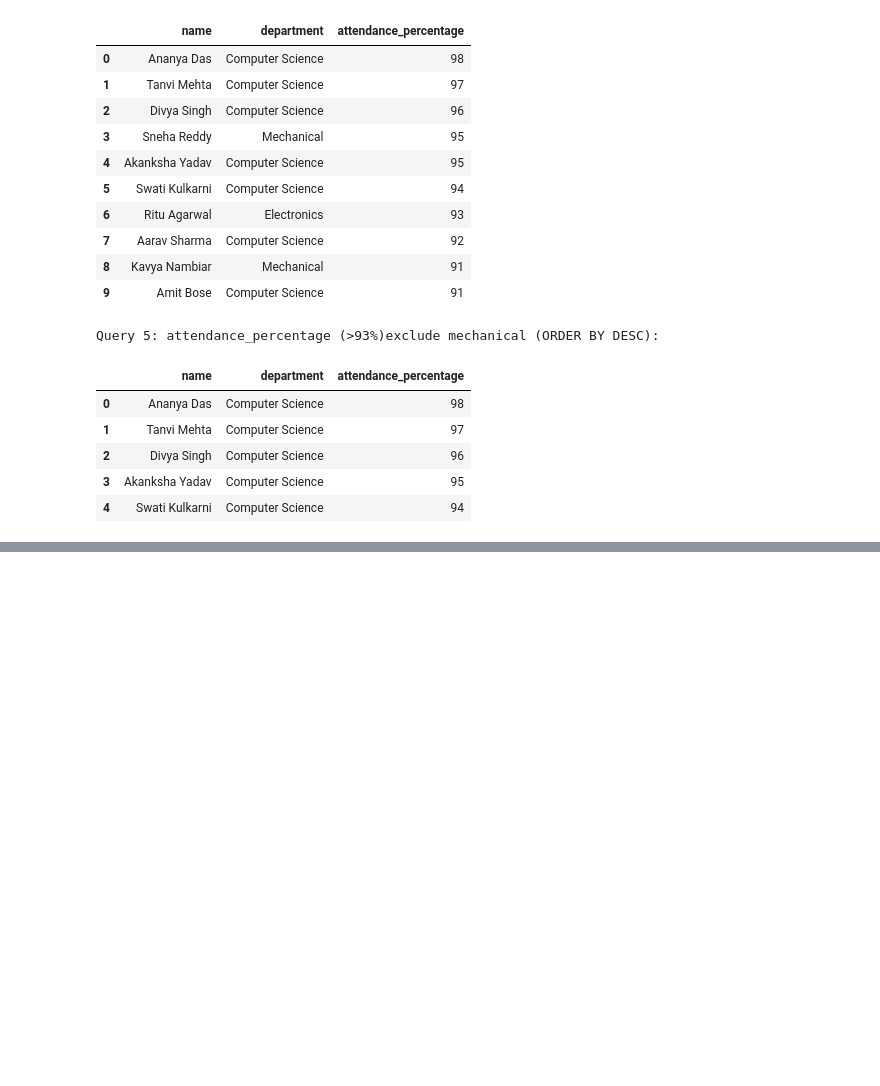
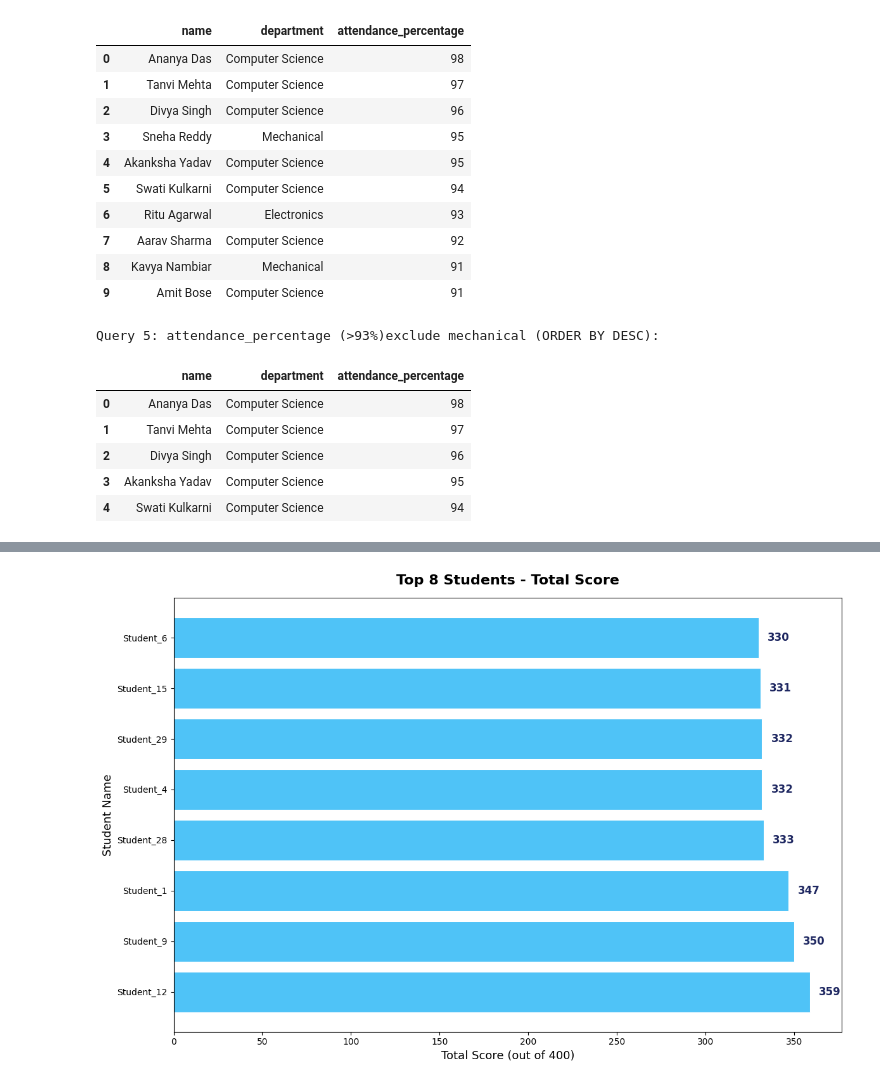
Before and after one commit to santhosh-kumar1928/santhoshkumar-codeboosters-2026, a Jupyter notebook: day2/day_2.ipynb, the cells around one changed output, grey strips where cells are left out. Saved outputs shown, nothing was run; the diff lists cells and outputs as text; code cells hidden in the pictures; blank space fills up the shorter version.

```diff
--- a/day2/day_2.ipynb
+++ b/day2/day_2.ipynb
@@ -167,0 +348,45 @@ Query 5: attendance_percentage (>93%)exclude mechanical (ORDER BY DESC):
+# %%
+import sqlite3
+import pandas as pd
+import matplotlib.pyplot as plt
+
+conn = sqlite3.connect('college.db')
+
+# Get data using SQL for top 8 students by total score
+chart1_sql = """
+SELECT name, (math_score + science_score + english_score +programming_score) AS total_score
+FROM students
+ORDER BY total_score DESC
+LIMIT 8
+"""
+
+chart1_data = pd.read_sql_query(chart1_sql, conn)
+
+
+# Create the bar chart
+fig, ax = plt.subplots(figsize=(12, 8))
+
+bar_color = ['#4FC3F7']
+
+bars = ax.barh(chart1_data['name'], chart1_data['total_score'], color=bar_color, edgecolor = 'white', linewidth = 0.8)
+
+for bar in bars:
+    width = bar.get_width()
+    ax.text(
+        width + 5, # Adjust position for text
+        bar.get_y() + bar.get_height() / 2,
+        f'{width:.0f}', # Display as integer
+        ha='left',
+        va='center',
+        fontsize=12,
+        fontweight = 'bold',
+        color='#1E2761'
+    )
+
+ax.set_title('Top 8 Students - Total Score', fontsize=16, fontweight='bold', pad = 15)
+ax.set_ylabel('Student Name', fontsize = 13)
+ax.set_xlabel('Total Score (out of 400)', fontsize = 13)
+plt.tight_layout()
+plt.show()
+# %% [output]
+[figure, added]
```
Also changed, not shown: parts of 7 cells of this notebook.
